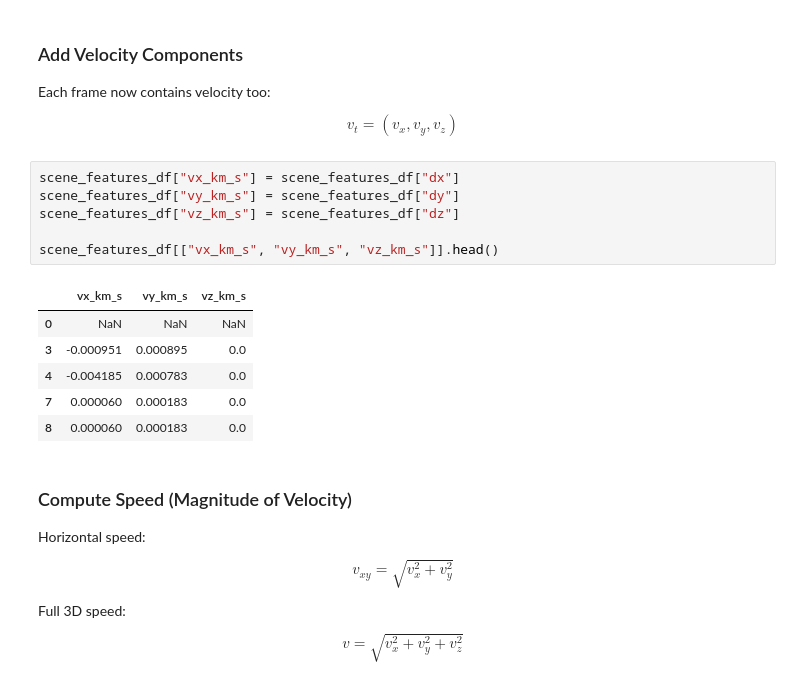
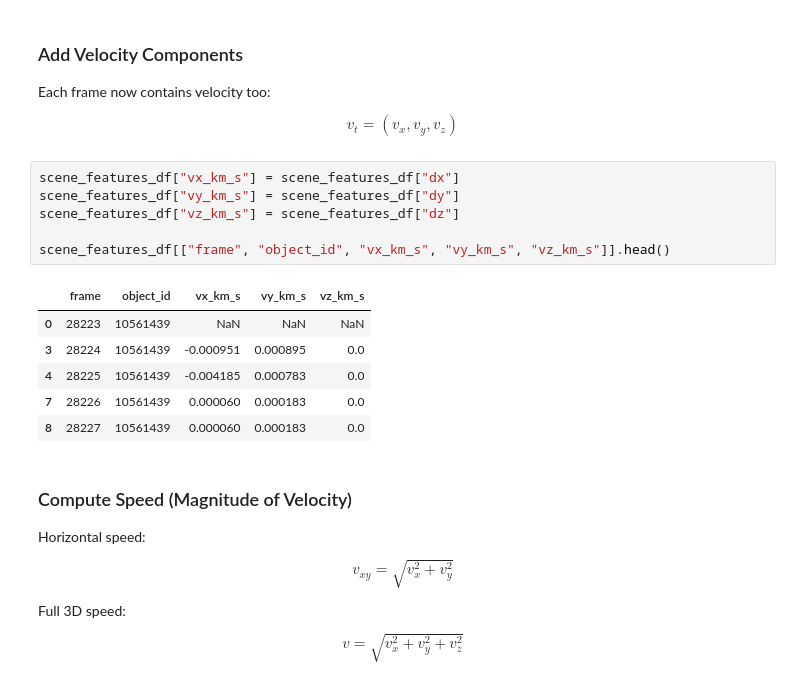
Before and after one commit to JoelSierra7/dino-skynet, a Jupyter notebook: notebooks/01_data_exploration.ipynb, the cells around one changed output. Drawn from its saved outputs; the diff is of its cells as text.

```diff
--- a/notebooks/01_data_exploration.ipynb
+++ b/notebooks/01_data_exploration.ipynb
@@ -379,16 +409,16 @@ $$
 # %%
 scene_features_df["vx_km_s"] = scene_features_df["dx"]
 scene_features_df["vy_km_s"] = scene_features_df["dy"]
 scene_features_df["vz_km_s"] = scene_features_df["dz"]
 
-scene_features_df[["vx_km_s", "vy_km_s", "vz_km_s"]].head()
+scene_features_df[["frame", "object_id", "vx_km_s", "vy_km_s", "vz_km_s"]].head()
 # %% [output]
-|  | vx_km_s | vy_km_s | vz_km_s |
-| 0 | NaN | NaN | NaN |
-| 3 | -0.000951 | 0.000895 | 0.0 |
-| 4 | -0.004185 | 0.000783 | 0.0 |
-| 7 | 0.000060 | 0.000183 | 0.0 |
-| 8 | 0.000060 | 0.000183 | 0.0 |
+|  | frame | object_id | vx_km_s | vy_km_s | vz_km_s |
+| 0 | 28223 | 10561439 | NaN | NaN | NaN |
+| 3 | 28224 | 10561439 | -0.000951 | 0.000895 | 0.0 |
+| 4 | 28225 | 10561439 | -0.004185 | 0.000783 | 0.0 |
+| 7 | 28226 | 10561439 | 0.000060 | 0.000183 | 0.0 |
+| 8 | 28227 | 10561439 | 0.000060 | 0.000183 | 0.0 |
 # %% [markdown]
 ### Compute Speed (Magnitude of Velocity)
 
```
Also changed, not shown: parts of 38 cells of this notebook.
